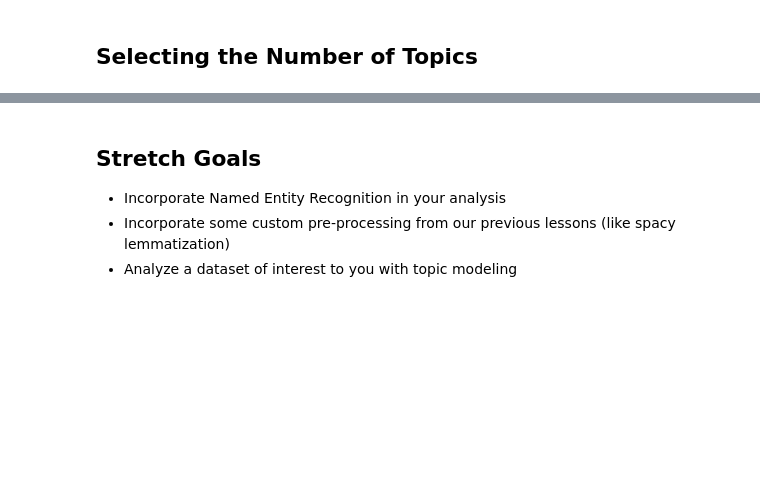
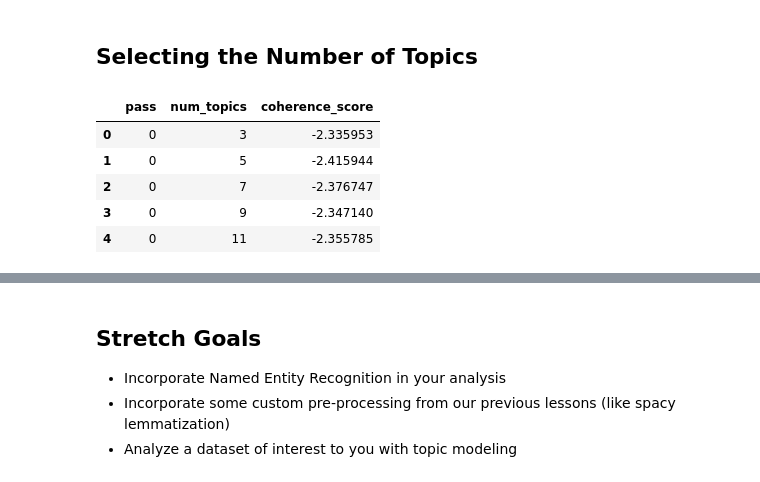
Before and after one commit to ekselan/DS-Unit-4-Sprint-1-NLP, a Jupyter notebook: module4-topic-modeling/ABW_LS_DS_414_Topic_Modeling_Assignment.ipynb, the cells around one changed output, grey strips where cells are left out. Saved outputs shown, nothing was run; the diff lists cells and outputs as text; code cells hidden in the pictures; blank space fills up the shorter version.

```diff
--- a/module4-topic-modeling/ABW_LS_DS_414_Topic_Modeling_Assignment.ipynb
+++ b/module4-topic-modeling/ABW_LS_DS_414_Topic_Modeling_Assignment.ipynb
@@ -281,3 +281,13 @@ coherence_values = compute_coherence_values(dictionary=id2word,
                                                         limit=40,
                                                         step=2,
                                                         passes=1)
+# %%
+topic_coherence = pd.DataFrame.from_records(coherence_values)
+topic_coherence.head()
+# %% [output]
+|  | pass | num_topics | coherence_score |
+| 0 | 0 | 3 | -2.335953 |
+| 1 | 0 | 5 | -2.415944 |
+| 2 | 0 | 7 | -2.376747 |
+| 3 | 0 | 9 | -2.347140 |
+| 4 | 0 | 11 | -2.355785 |
```
Also changed, not shown: parts of 7 cells of this notebook, 1 other file.
